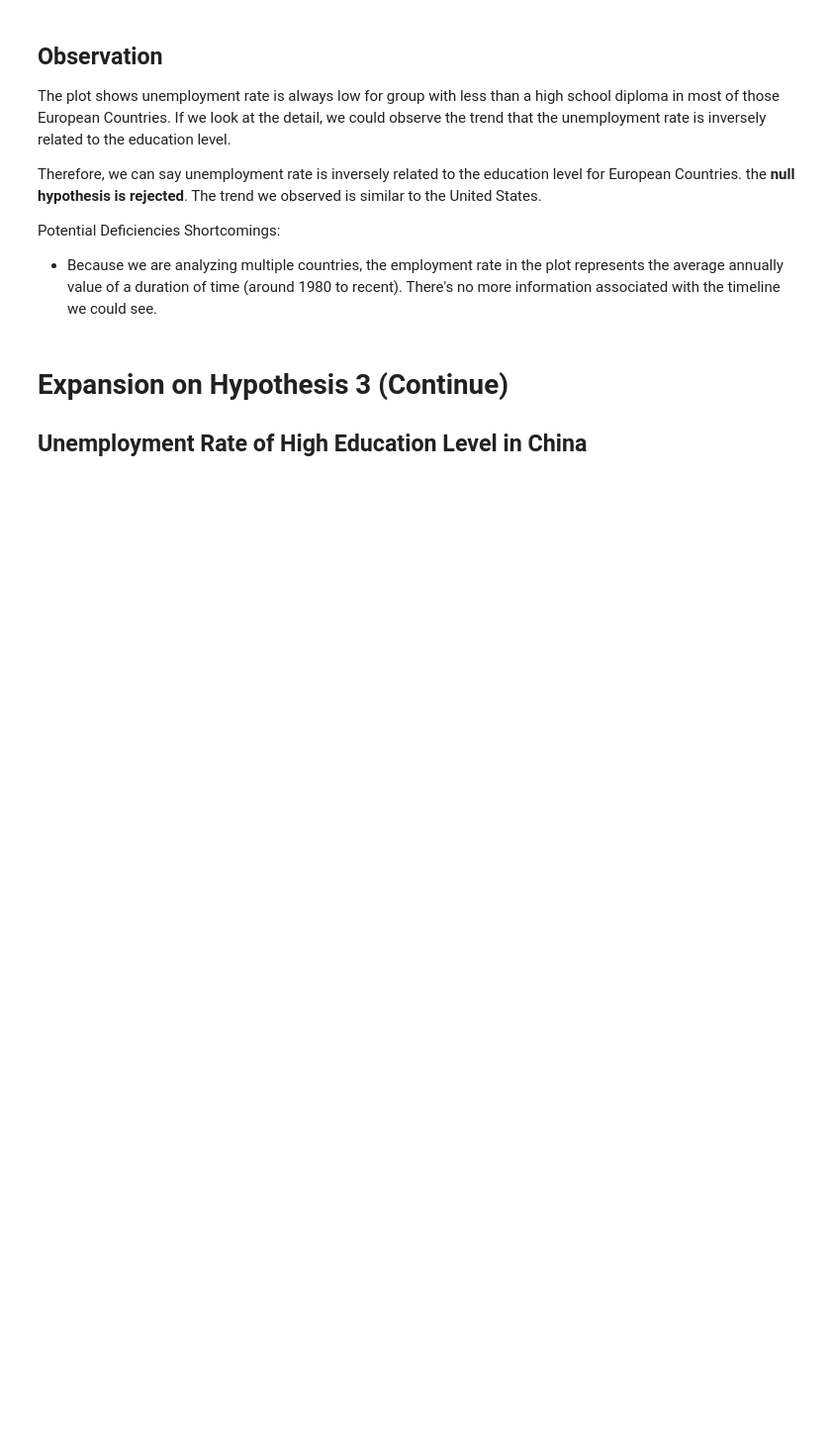
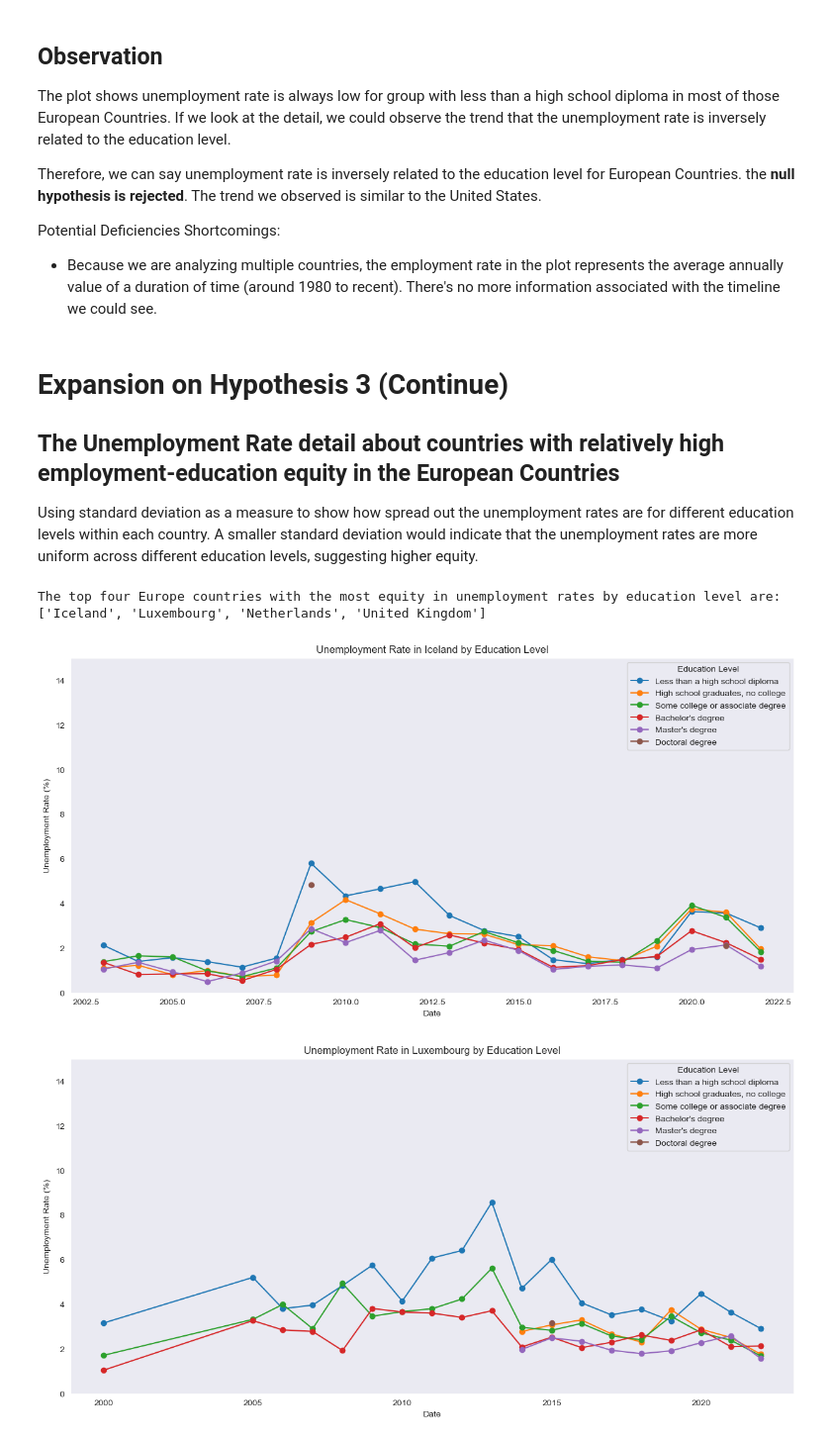
Before and after one commit to Zhen3408/2024Spr_projects, a Jupyter notebook: Final_Project_zl.ipynb, the cells around one changed output. Shown at 99% size. Cells and saved outputs as stored; diff of their text form; code cells hidden in the pictures; blank space fills up the shorter version.

```diff
--- a/Final_Project_zl.ipynb
+++ b/Final_Project_zl.ipynb
@@ -189,4 +190,28 @@ Potential Deficiencies Shortcomings:
 * Because we are analyzing multiple countries, the employment rate in the plot represents the average annually value of a duration of time (around 1980 to recent). There's no more information associated with the timeline we could see.
 # %% [markdown]
 # Expansion on Hypothesis 3 (Continue)
-## Unemployment Rate of High Education Level in China
+## The Unemployment Rate detail about countries with relatively high employment-education equity in the European Countries
+Using standard deviation as a measure to show how spread out the unemployment rates are for different education levels within each country. A smaller standard deviation would indicate that the unemployment rates are more uniform across different education levels, suggesting higher equity.
+# %%
+# Group by 'Country' and calculate the standard deviation of the 'Unemployment Rate' for each 'Country'
+std_devs = df_oecd_education.groupby('Country')['Unemployment Rate'].std().reset_index()
+# Sort the results by standard deviation in ascending order to get the countries with the most equity
+sorted_countries = std_devs.sort_values(by='Unemployment Rate')
+# Select the top four countries
+top_countries = sorted_countries.head(4)['Country'].tolist()
+print(f"The top four Europe countries with the most equity in unemployment rates by education level are: {top_countries}")
+
+df_oecd_top_countries = process_oecd_specific_countries('./Data/OECD/EducationalAttainment.csv', top_countries)
+
+for country in top_countries:
+    df_oecd_top_countries.loc[country].plot(figsize=(15, 7), linewidth = 1.5, marker='o')
+    plt.grid()
+    plt.xlabel('Date')
+    plt.ylabel('Unemployment Rate (%)')
+    plt.title(f'Unemployment Rate in {country} by Education Level')
+    plt.ylim(0, 15)
+    plt.show()
+# %% [output]
+The top four Europe countries with the most equity in unemployment rates by education level are: ['Iceland', 'Luxembourg', 'Netherlands', 'United Kingdom']
+[figure, added]
+[figure, added]
```
Also changed, not shown: parts of 14 cells of this notebook, 10 other files.
